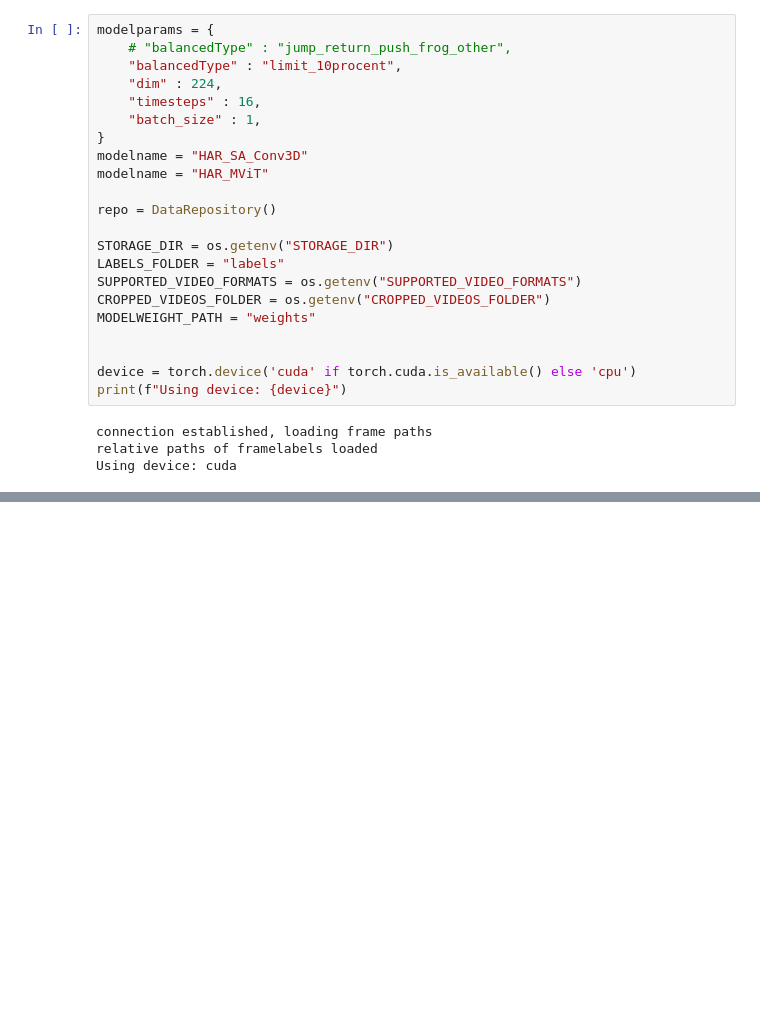
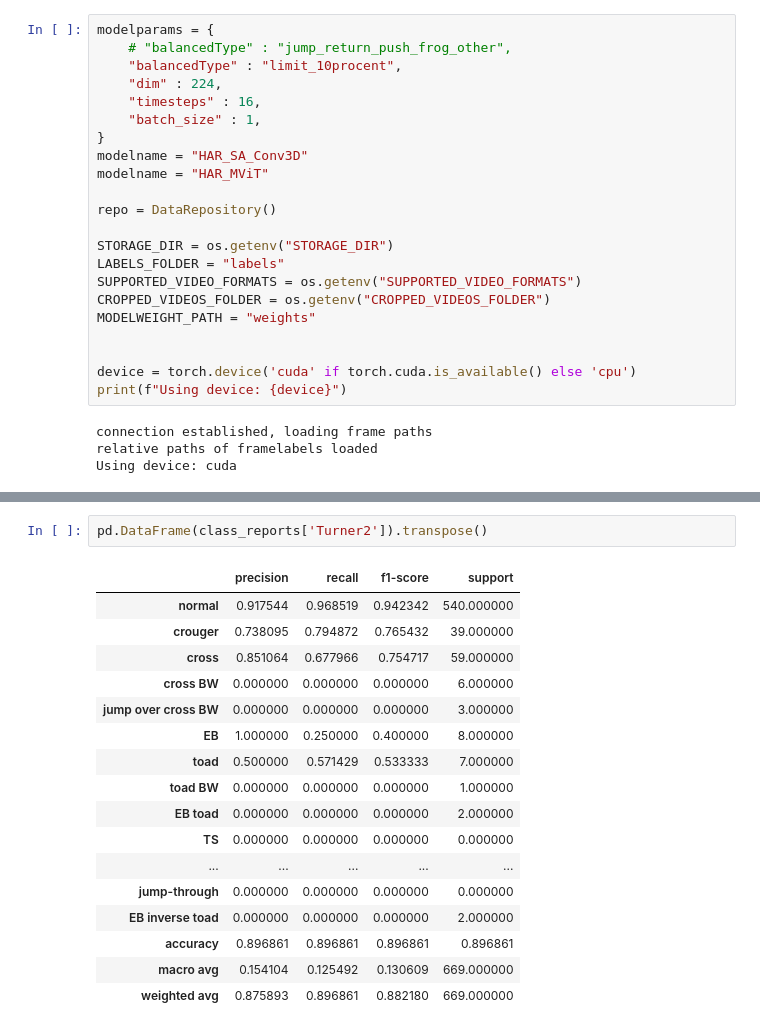
Before and after one commit to mikeddecker/judge, a Jupyter notebook: computervision/test.ipynb, the cells around one changed output, grey strips where cells are left out. Saved outputs shown, nothing was run; the diff lists cells and outputs as text; blank space fills up the shorter version.

```diff
--- a/computervision/test.ipynb
+++ b/computervision/test.ipynb
@@ -108,0 +156,20 @@ accuracies
+# %%
+pd.DataFrame(class_reports['Turner2']).transpose()
+# %% [output]
+|  | precision | recall | f1-score | support |
+| normal | 0.917544 | 0.968519 | 0.942342 | 540.000000 |
+| crouger | 0.738095 | 0.794872 | 0.765432 | 39.000000 |
+| cross | 0.851064 | 0.677966 | 0.754717 | 59.000000 |
+| cross BW | 0.000000 | 0.000000 | 0.000000 | 6.000000 |
+| jump over cross BW | 0.000000 | 0.000000 | 0.000000 | 3.000000 |
+| EB | 1.000000 | 0.250000 | 0.400000 | 8.000000 |
+| toad | 0.500000 | 0.571429 | 0.533333 | 7.000000 |
+| toad BW | 0.000000 | 0.000000 | 0.000000 | 1.000000 |
+| EB toad | 0.000000 | 0.000000 | 0.000000 | 2.000000 |
+| TS | 0.000000 | 0.000000 | 0.000000 | 0.000000 |
+| ... | ... | ... | ... | ... |
+| jump-through | 0.000000 | 0.000000 | 0.000000 | 0.000000 |
+| EB inverse toad | 0.000000 | 0.000000 | 0.000000 | 2.000000 |
+| accuracy | 0.896861 | 0.896861 | 0.896861 | 0.896861 |
+| macro avg | 0.154104 | 0.125492 | 0.130609 | 669.000000 |
+| weighted avg | 0.875893 | 0.896861 | 0.882180 | 669.000000 |
```
Also changed, not shown: parts of 16 cells of this notebook, 12 other files.
